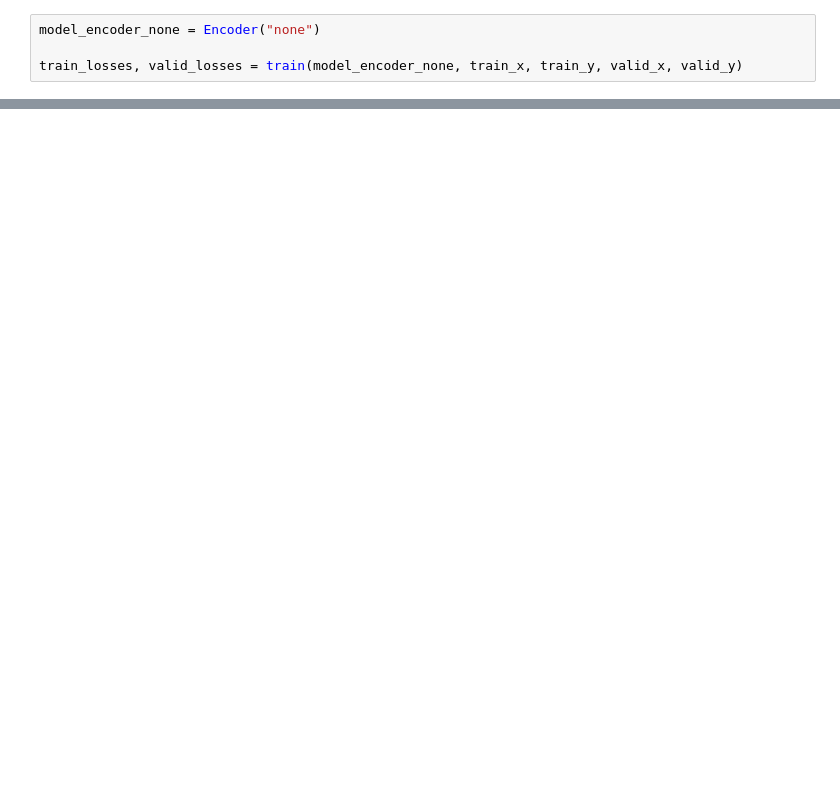
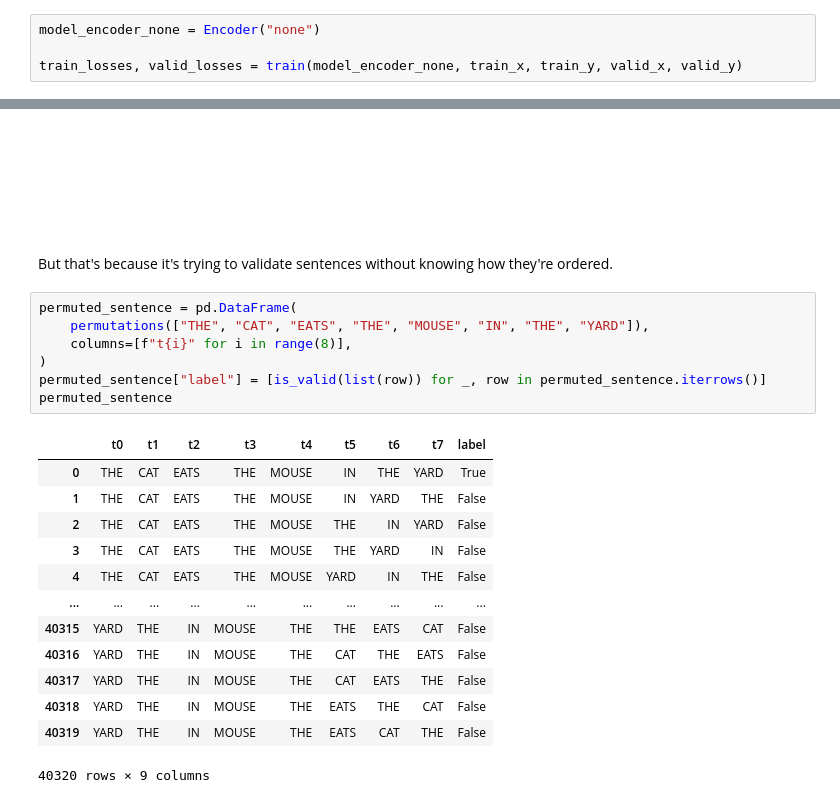
Before and after one commit to jpivarski-talks/2026-06-16-transformer, a Jupyter notebook: transformer.ipynb, the cells around one changed output, grey strips where cells are left out. Cells and saved outputs as stored; diff of their text form; blank space fills up the shorter version.

```diff
--- a/transformer.ipynb
+++ b/transformer.ipynb
@@ -396,0 +412,25 @@ recall_score(testy_y.numpy(), testy_predictions)
+# %% [markdown]
+<br><br><br><br><br>
+# %% [markdown]
+But that's because it's trying to validate sentences without knowing how they're ordered.
+# %%
+permuted_sentence = pd.DataFrame(
+    permutations(["THE", "CAT", "EATS", "THE", "MOUSE", "IN", "THE", "YARD"]),
+    columns=[f"t{i}" for i in range(8)],
+)
+permuted_sentence["label"] = [is_valid(list(row)) for _, row in permuted_sentence.iterrows()]
+permuted_sentence
+# %% [output]
+|  | t0 | t1 | t2 | t3 | t4 | t5 | t6 | t7 | label |
+| 0 | THE | CAT | EATS | THE | MOUSE | IN | THE | YARD | True |
+| 1 | THE | CAT | EATS | THE | MOUSE | IN | YARD | THE | False |
+| 2 | THE | CAT | EATS | THE | MOUSE | THE | IN | YARD | False |
+| 3 | THE | CAT | EATS | THE | MOUSE | THE | YARD | IN | False |
+| 4 | THE | CAT | EATS | THE | MOUSE | YARD | IN | THE | False |
+| ... | ... | ... | ... | ... | ... | ... | ... | ... | ... |
+| 40315 | YARD | THE | IN | MOUSE | THE | THE | EATS | CAT | False |
+| 40316 | YARD | THE | IN | MOUSE | THE | CAT | THE | EATS | False |
+| 40317 | YARD | THE | IN | MOUSE | THE | CAT | EATS | THE | False |
+| 40318 | YARD | THE | IN | MOUSE | THE | EATS | THE | CAT | False |
+| 40319 | YARD | THE | IN | MOUSE | THE | EATS | CAT | THE | False |
+40320 rows × 9 columns
```
Also changed, not shown: parts of 23 cells of this notebook.
